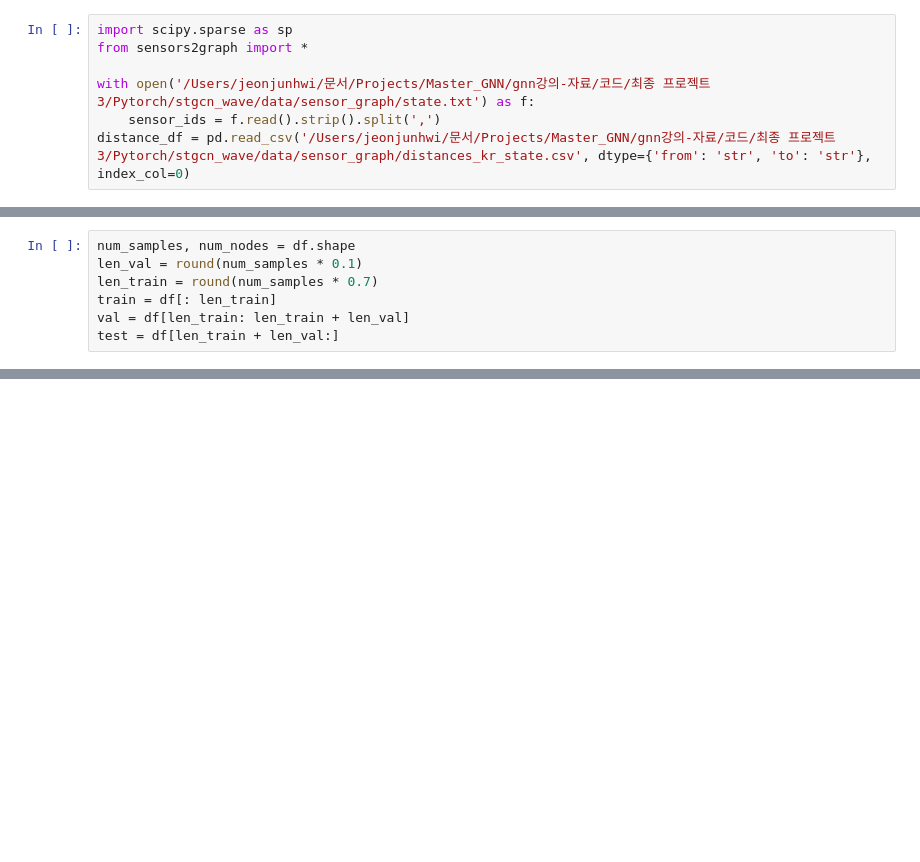
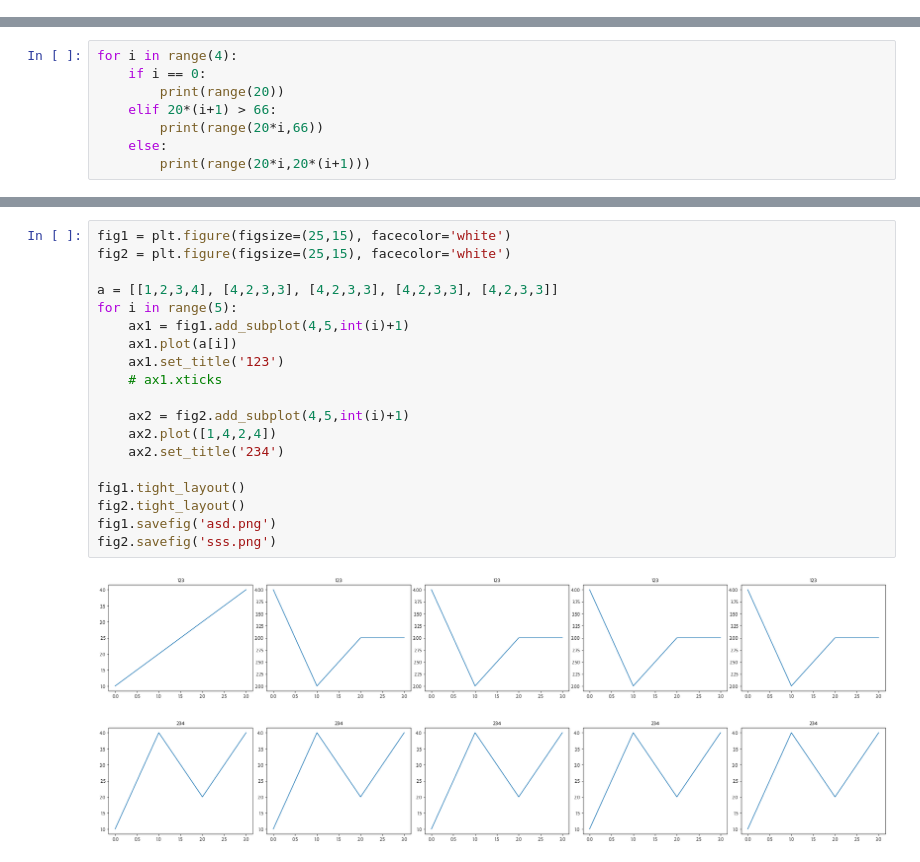
Before and after one commit to Plusholic/GNN_Covid, a Jupyter notebook: test.ipynb, the cells around one changed output, grey strips where cells are left out. Cells and saved outputs as stored; diff of their text form; blank space fills up the shorter version.

```diff
--- a/test.ipynb
+++ b/test.ipynb
@@ -67,7 +0,0 @@ df.transpose().to_csv('state-kr.csv')
-# %%
-import scipy.sparse as sp
-from sensors2graph import *
-
-with open('/Users/jeonjunhwi/문서/Projects/Master_GNN/gnn강의-자료/코드/최종 프로젝트 3/Pytorch/stgcn_wave/data/sensor_graph/state.txt') as f:
-    sensor_ids = f.read().strip().split(',')
-distance_df = pd.read_csv('/Users/jeonjunhwi/문서/Projects/Master_GNN/gnn강의-자료/코드/최종 프로젝트 3/Pytorch/stgcn_wave/data/sensor_graph/distances_kr_state.csv', dtype={'from': 'str', 'to': 'str'}, index_col=0)
@@ -96,7 +0,0 @@ df = pd.read_csv('/Users/jeonjunhwi/문서/Projects/Master_GNN/gnn강의-자료/
-# %%
-num_samples, num_nodes = df.shape
-len_val = round(num_samples * 0.1)
-len_train = round(num_samples * 0.7)
-train = df[: len_train]
-val = df[len_train: len_train + len_val]
-test = df[len_train + len_val:]
@@ -438,0 +1,8 @@ cpu
+# %%
+for i in range(4):
+    if i == 0:
+        print(range(20))
+    elif 20*(i+1) > 66:
+        print(range(20*i,66))
+    else:
+        print(range(20*i,20*(i+1)))
@@ -438,0 +559,22 @@ cpu
+# %%
+fig1 = plt.figure(figsize=(25,15), facecolor='white')
+fig2 = plt.figure(figsize=(25,15), facecolor='white')
+
+a = [[1,2,3,4], [4,2,3,3], [4,2,3,3], [4,2,3,3], [4,2,3,3]]
+for i in range(5):
+    ax1 = fig1.add_subplot(4,5,int(i)+1)
+    ax1.plot(a[i])
+    ax1.set_title('123')
+    # ax1.xticks
+
+    ax2 = fig2.add_subplot(4,5,int(i)+1)
+    ax2.plot([1,4,2,4])
+    ax2.set_title('234')
+
+fig1.tight_layout()
+fig2.tight_layout()
+fig1.savefig('asd.png')
+fig2.savefig('sss.png')
+# %% [output]
+[figure, added]
+[figure, added]
```
Also changed, not shown: parts of 56 cells of this notebook.
